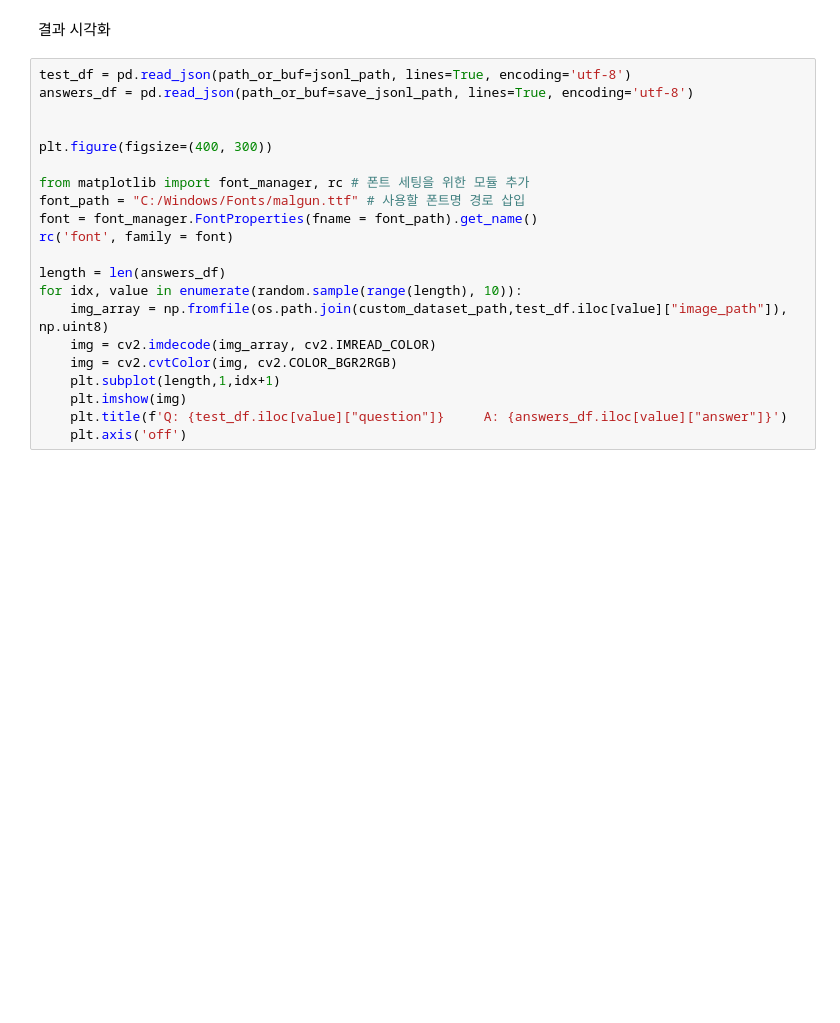
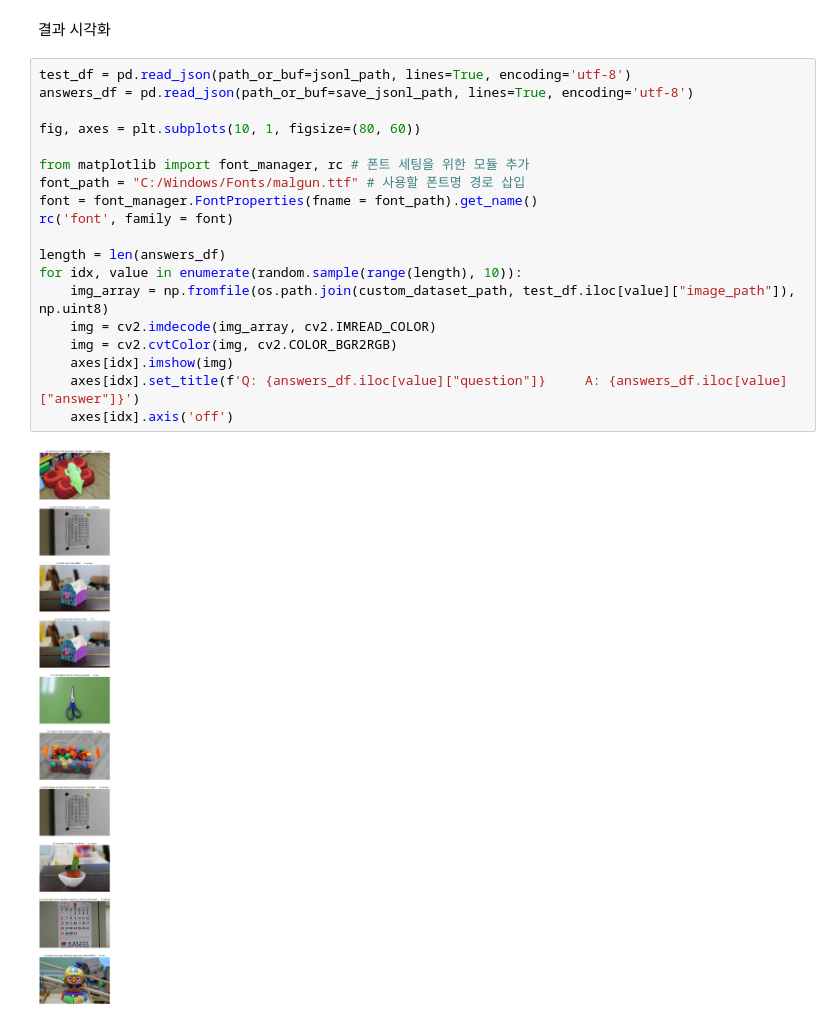
Before and after one commit to AMRL-VQA/Custom_BEiT-3, a Jupyter notebook: beit-3_inference_test-[google]custom_dataset.ipynb, the cells around one changed output. Cells and saved outputs as stored; diff of their text form; blank space fills up the shorter version.

Commit message:
Plot figure size changed

```diff
--- a/beit-3_inference_test-[google]custom_dataset.ipynb
+++ b/beit-3_inference_test-[google]custom_dataset.ipynb
@@ -112,21 +112,21 @@ Progress: 2
 # %%
 test_df = pd.read_json(path_or_buf=jsonl_path, lines=True, encoding='utf-8')
 answers_df = pd.read_json(path_or_buf=save_jsonl_path, lines=True, encoding='utf-8')
 
-
-plt.figure(figsize=(400, 300))
+fig, axes = plt.subplots(10, 1, figsize=(80, 60))
 
 from matplotlib import font_manager, rc # 폰트 세팅을 위한 모듈 추가
 font_path = "C:/Windows/Fonts/malgun.ttf" # 사용할 폰트명 경로 삽입
 font = font_manager.FontProperties(fname = font_path).get_name()
 rc('font', family = font)
 
 length = len(answers_df)
 for idx, value in enumerate(random.sample(range(length), 10)):
-    img_array = np.fromfile(os.path.join(custom_dataset_path,test_df.iloc[value]["image_path"]), np.uint8)
+    img_array = np.fromfile(os.path.join(custom_dataset_path, test_df.iloc[value]["image_path"]), np.uint8)
     img = cv2.imdecode(img_array, cv2.IMREAD_COLOR)
     img = cv2.cvtColor(img, cv2.COLOR_BGR2RGB)
-    plt.subplot(length,1,idx+1)
-    plt.imshow(img)
-    plt.title(f'Q: {test_df.iloc[value]["question"]}     A: {answers_df.iloc[value]["answer"]}')
-    plt.axis('off')
+    axes[idx].imshow(img)
+    axes[idx].set_title(f'Q: {answers_df.iloc[value]["question"]}     A: {answers_df.iloc[value]["answer"]}')
+    axes[idx].axis('off')
+# %% [output]
+[figure, added]
```
Also changed, not shown: parts of 1 cell of this notebook.
